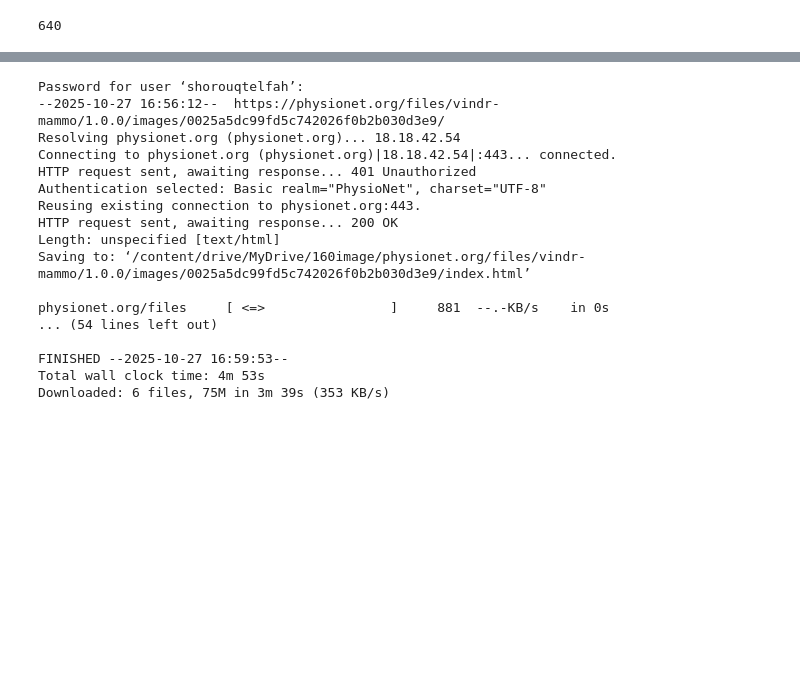
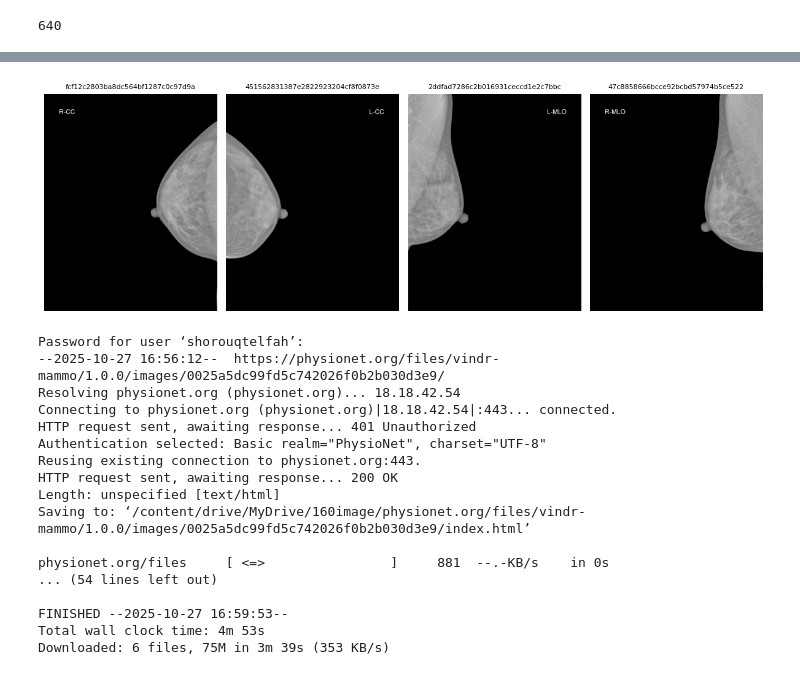
Before and after one commit to ShorouqTelfah/Automated-methods-to-detect-pneumonia-diseases-from-medical-images, a Jupyter notebook: merged_stratified_VinDrdataset.ipynb, the cells around one changed output, grey strips where cells are left out. Cells and saved outputs as stored; diff of their text form; code cells hidden in the pictures; blank space fills up the shorter version.

```diff
--- a/merged_stratified_VinDrdataset.ipynb
+++ b/merged_stratified_VinDrdataset.ipynb
@@ -877,0 +848,25 @@ Downloading study 45e992b35b6d677d9ce696f1769367ec ...
+# %%
+import pydicom
+import matplotlib.pyplot as plt
+import os
+
+# First four DICOM file paths
+first_four = dicom_files[:4]
+
+plt.figure(figsize=(12, 6))
+
+for i, dicom_path in enumerate(first_four, 1):
+    ds = pydicom.dcmread(dicom_path)
+    img = ds.pixel_array  # Extract image data
+
+    # Use SOPInstanceUID if available, otherwise filename
+    image_id = getattr(ds, "SOPInstanceUID", os.path.basename(dicom_path))
+
+    plt.subplot(1, 4, i)
+    plt.imshow(img, cmap='gray')
+    plt.title(f"{image_id}", fontsize=8)
+    plt.axis('off')
+
+plt.tight_layout()
+plt.show()
+# %% [output]
@@ -878,3 +877,4 @@ Downloading study 45e992b35b6d677d9ce696f1769367ec ...
+[figure, added]
 # %%
 !wget -r -N -c -np --user=shorouqtelfah --ask-password \
 "https://physionet.org/files/vindr-mammo/1.0.0/images/0025a5dc99fd5c742026f0b2b030d3e9/" -P /content/drive/MyDrive/160image/
```
Also changed, not shown: parts of 5 cells of this notebook.
